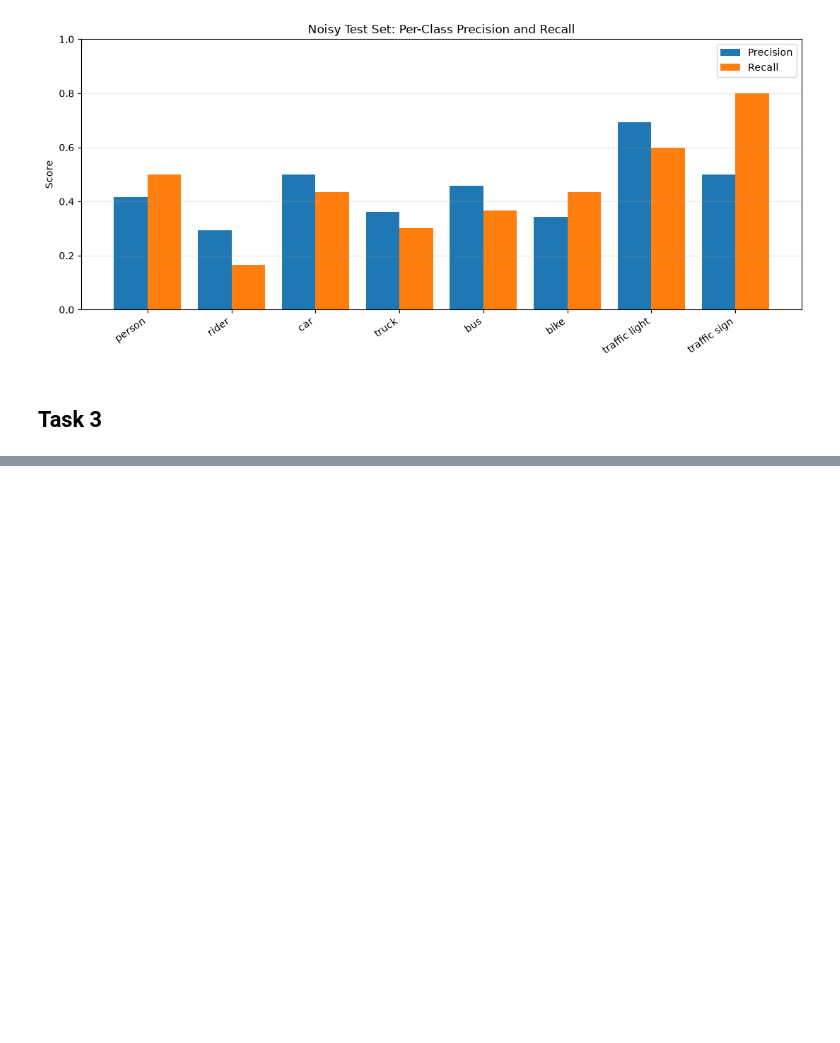
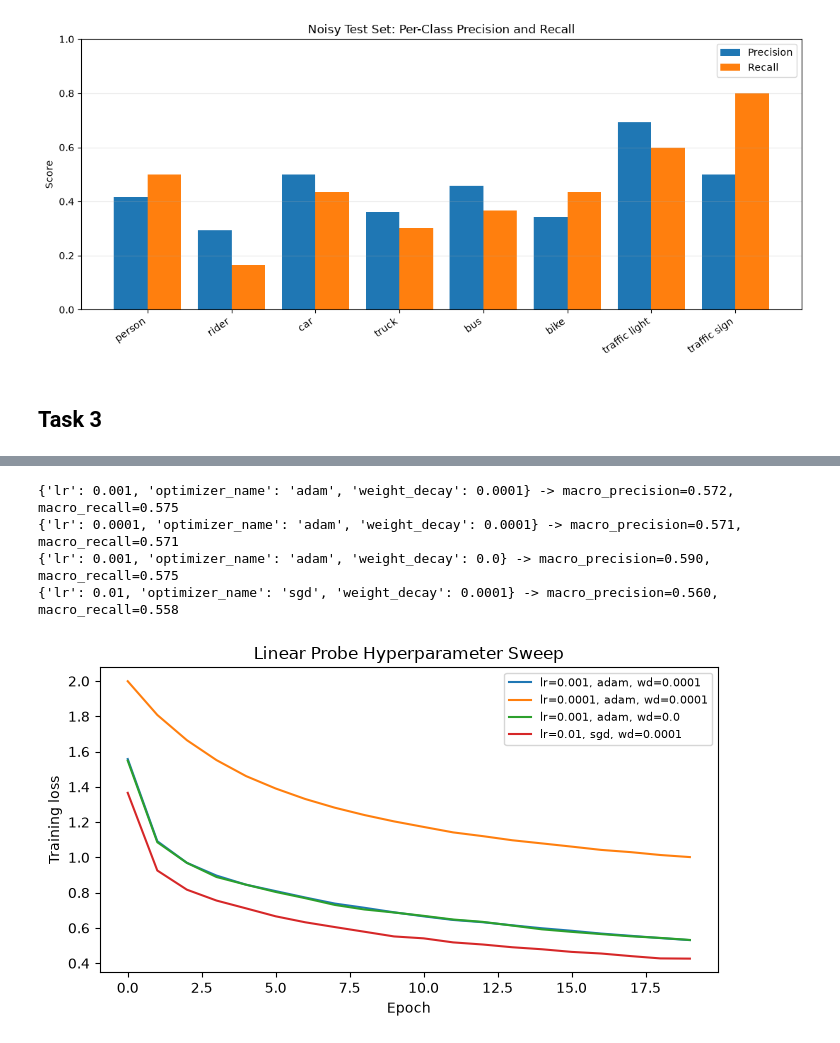
Before and after one commit to WouterFeijen/DL-Assignment-2, a Jupyter notebook: assignment2_skeleton.ipynb, the cells around one changed output, grey strips where cells are left out. Drawn from its saved outputs; the diff is of its cells as text; code cells hidden in the pictures; blank space fills up the shorter version.

```diff
--- a/assignment2_skeleton.ipynb
+++ b/assignment2_skeleton.ipynb
@@ -1425,0 +1614,67 @@ class LinearProbeClassifier(nn.Module):
+# %%
+def train_linear_probe_sweep(feat_dim, num_classes, lr, optimizer_name="adam",
+                              weight_decay=1e-4, n_epochs=20):
+    head = nn.Linear(feat_dim, num_classes).to(DEVICE)
+    criterion = nn.CrossEntropyLoss()
+
+    if optimizer_name == "adam":
+        optimizer = torch.optim.Adam(head.parameters(), lr=lr, weight_decay=weight_decay)
+    else:
+        optimizer = torch.optim.SGD(head.parameters(), lr=lr, momentum=0.9, weight_decay=weight_decay)
+
+    loader = DataLoader(
+        TensorDataset(torch.tensor(train_feats, dtype=torch.float32),
+                       torch.tensor(train_labels, dtype=torch.long)),
+        batch_size=64, shuffle=True,
+    )
+
+    losses = []
+    for epoch in range(n_epochs):
+        head.train()
+        epoch_loss = 0.0
+        for feats_batch, labels_batch in loader:
+            feats_batch, labels_batch = feats_batch.to(DEVICE), labels_batch.to(DEVICE)
+            optimizer.zero_grad()
+            loss = criterion(head(feats_batch), labels_batch)
+            loss.backward()
+            optimizer.step()
+            epoch_loss += loss.item()
+        losses.append(epoch_loss / len(loader))
+
+    head.eval()
+    with torch.no_grad():
+        preds = head(torch.tensor(test_feats, dtype=torch.float32).to(DEVICE)).argmax(dim=1).cpu().numpy()
+
+    report = classification_report(test_labels, preds, target_names=class_names, output_dict=True)
+    return losses, preds, report["macro avg"]["precision"], report["macro avg"]["recall"]
+
+
+feat_dim = train_feats.shape[1]
+sweep_configs = [
+    {"lr": 1e-3, "optimizer_name": "adam", "weight_decay": 1e-4},
+    {"lr": 1e-4, "optimizer_name": "adam", "weight_decay": 1e-4},
+    {"lr": 1e-3, "optimizer_name": "adam", "weight_decay": 0.0},
+    {"lr": 1e-2, "optimizer_name": "sgd",  "weight_decay": 1e-4},
+]
+
+sweep_results = []
+for cfg in sweep_configs:
+    losses, preds, prec, rec = train_linear_probe_sweep(feat_dim, num_classes, **cfg)
+    sweep_results.append({**cfg, "macro_precision": prec, "macro_recall": rec, "losses": losses})
+    print(f"{cfg} -> macro_precision={prec:.3f}, macro_recall={rec:.3f}")
+
+plt.figure(figsize=(7, 4))
+for r in sweep_results:
+    plt.plot(r["losses"], label=f"lr={r['lr']}, {r['optimizer_name']}, wd={r['weight_decay']}")
+plt.xlabel("Epoch")
+plt.ylabel("Training loss")
+plt.title("Linear Probe Hyperparameter Sweep")
+plt.legend(fontsize=8)
+plt.tight_layout()
+plt.show()
+# %% [output]
+{'lr': 0.001, 'optimizer_name': 'adam', 'weight_decay': 0.0001} -> macro_precision=0.572, macro_recall=0.575
+{'lr': 0.0001, 'optimizer_name': 'adam', 'weight_decay': 0.0001} -> macro_precision=0.571, macro_recall=0.571
+{'lr': 0.001, 'optimizer_name': 'adam', 'weight_decay': 0.0} -> macro_precision=0.590, macro_recall=0.575
+{'lr': 0.01, 'optimizer_name': 'sgd', 'weight_decay': 0.0001} -> macro_precision=0.560, macro_recall=0.558
+[figure, added]
```
Also changed, not shown: parts of 13 cells of this notebook, 2 other files.
